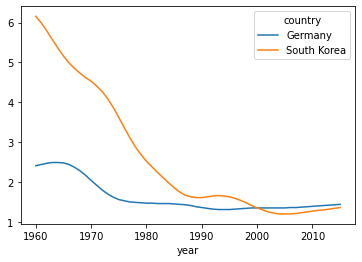
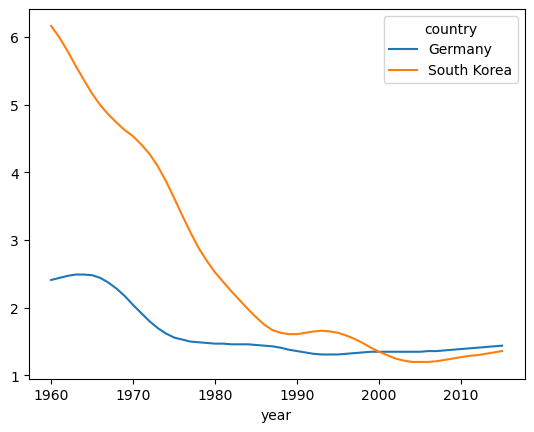
The notebook cell's code change between the first figure and the second:
--- before
+++ after
@@ -1 +1 @@
-df[df.country.isin(['South Korea', 'Germany'])].pivot(index='year', columns='country', values='fertility').plot();
+df2[df2.country.isin(['South Korea', 'Germany'])].pivot(index='year', columns='country', values='fertility').plot();

Commit: time series 1.2